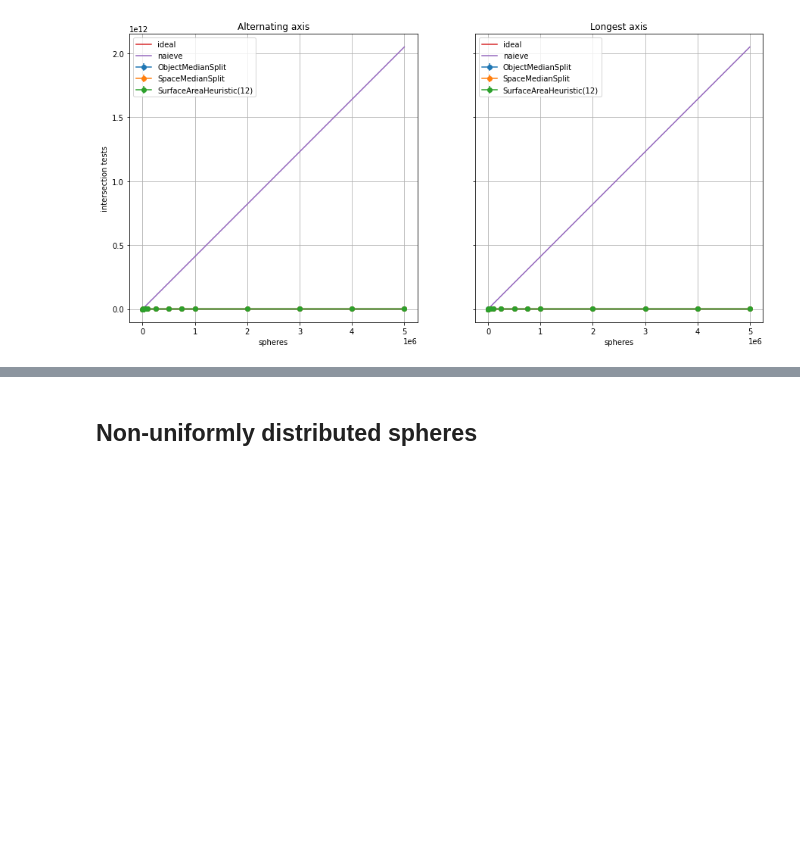
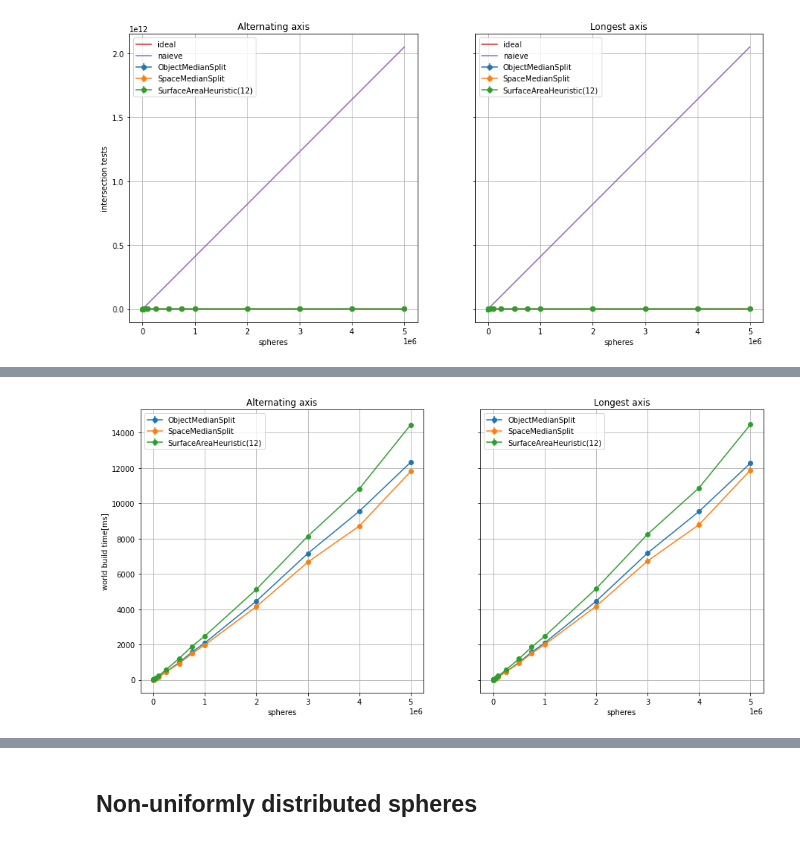
Before and after one commit to BoKleynen/ray-tracer, a Jupyter notebook: experiments/Analysis.ipynb, the cells around one changed output, grey strips where cells are left out. Saved outputs shown, nothing was run; the diff lists cells and outputs as text; code cells hidden in the pictures; blank space fills up the shorter version.

Commit message:
Add results

```diff
--- a/experiments/Analysis.ipynb
+++ b/experiments/Analysis.ipynb
@@ -2,6 +2,8 @@
 import json
 import numpy as np
 import matplotlib.pyplot as plt
+
+NANOS_PER_SEC = 1_000_000_000
 # %% [markdown]
 # Splitting Heuristics
 
@@ -128,0 +124,33 @@ with open("results/splitting_heuristics_uniform_spheres_uniform_position.json")
+# %%
+with open("results/splitting_heuristics_equal_spheres_uniform_position_time.json") as f:
+    data = json.load(f)
+
+    nb_spheres = np.array(data['nb_objects'])
+
+    fig, axs = plt.subplots(1, 2, sharey=True, figsize=(15, 7))
+#     fig.suptitle("Uniformly distributed spheres with a uniformly distributed radius")
+
+
+    for (splitting_heuristic, durations) in sorted(data['results'].items()):
+        results = [np.array([(d["secs"] * NANOS_PER_SEC + d["nanos"]) / 1000000.0 for d in ds]) for ds in durations]
+        averages = np.array([np.average(res) for res in results])
+        stds = np.array([np.std(res) for res in results])
+
+        if "Alternate" in splitting_heuristic:
+            axs[0].errorbar(nb_spheres, averages, yerr=stds, fmt='-o', label=splitting_heuristic.split(" ")[1])
+        else:
+            axs[1].errorbar(nb_spheres, averages, yerr=stds, fmt='-o', label=splitting_heuristic.split(" ")[1])
+
+    axs[0].set(ylabel="world build time[ms]", title="Alternating axis")
+    axs[1].set(title="Longest axis")
+
+    for ax in axs:
+
+        ax.grid(True)
+        ax.set_yscale("linear")
+        ax.set_xscale("linear")
+        ax.set(xlabel="spheres")
+        ax.legend()
+#         plt.savefig("../report/plots/splitting_heuristisc_uniform_spheres_uniform_position.png")
+# %% [output]
+[figure, added]
```
Also changed, not shown: parts of 13 cells of this notebook, 4 other files.
